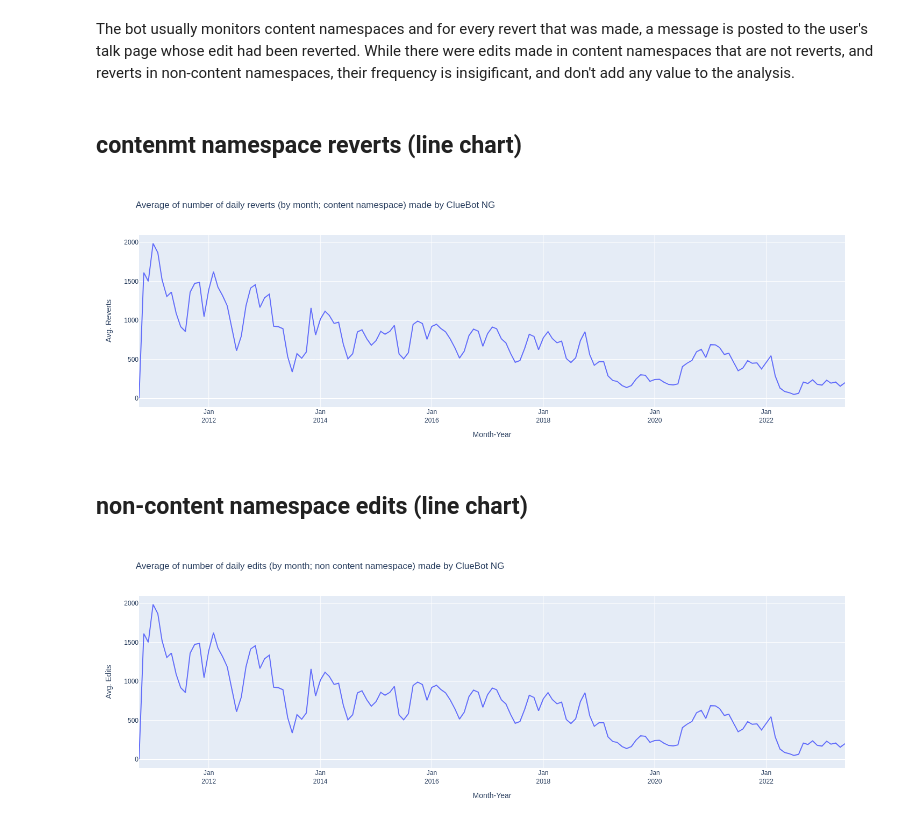
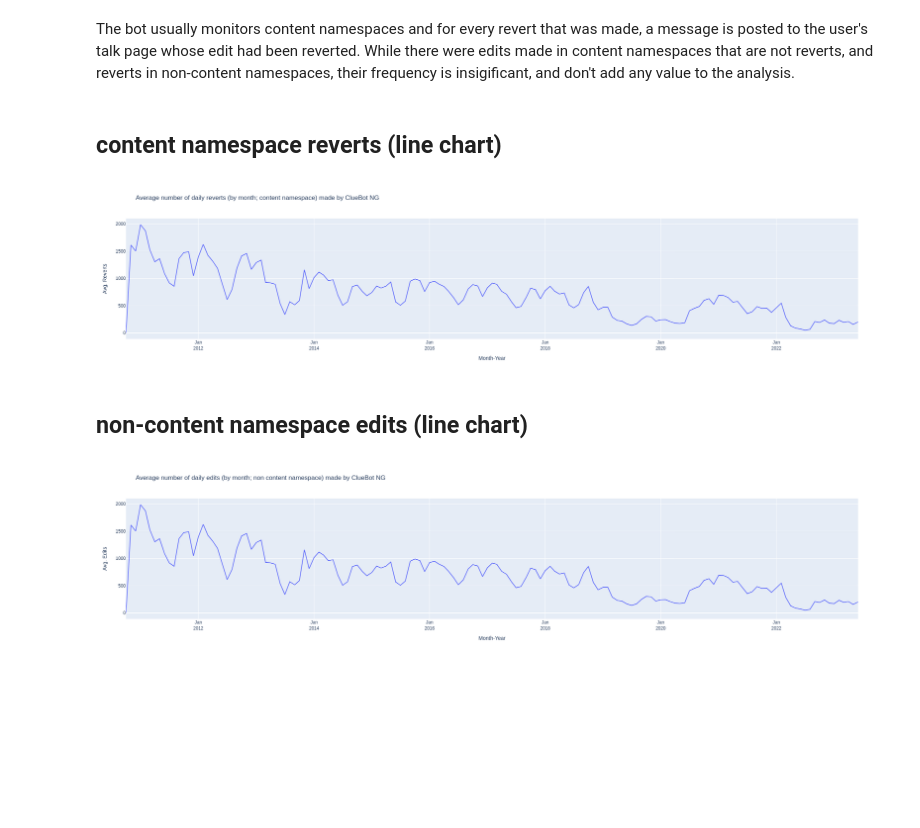
Before and after one commit to wikimedia-research/mod-tools-FY24, a Jupyter notebook: [T343952] cluebot_activity/cluebot_historical_activity_analysis.ipynb, the cells around one changed output. Saved outputs shown, nothing was run; the diff lists cells and outputs as text; code cells hidden in the pictures; blank space fills up the shorter version.

Commit message:
reverted reverts

```diff
--- a/[T343952] cluebot_activity/cluebot_historical_activity_analysis.ipynb
+++ b/[T343952] cluebot_activity/cluebot_historical_activity_analysis.ipynb
@@ -149,7 +194,7 @@ result['ymonth'] = pd.to_datetime(result['date']).dt.strftime('%Y-%m')
 data = (
     result
     .pivot(
-        index=['year', 'month', 'day', 'ymonth'],
+        index=['year', 'month', 'day', 'ymonth', 'revert_reverted'],
         columns='edit_type', values='edits')
     .fillna(0)
     .astype(int)
@@ -169,6 +214,8 @@ data.head(3)
 data_monthly = (
     round(
         data
+        .groupby(['year', 'month', 'day', 'ymonth'])
+        .sum()
         .groupby(['year', 'month', 'ymonth'])
         .agg({
             'content_revert': ['sum', 'mean'],
@@ -203,30 +285,30 @@ Percentage of content edits (excluding reverts): 0.009%
 # %% [markdown]
 The bot usually monitors content namespaces and for every revert that was made, a message is posted to the user's talk page whose edit had been reverted. While there were edits made in content namespaces that are not reverts, and reverts in non-content namespaces, their frequency is insigificant, and don't add any value to the analysis.
 # %% [markdown]
-## contenmt namespace reverts (line chart)
+## content namespace reverts (line chart)
 # %%
 # line chart for reverts made in content namespaces
 
 fig = (
     go
     .Figure([
         go.Scatter(
             x=data_monthly['ymonth'],
             y=data_monthly.loc[:, ('content_revert', 'mean')])
     ])
     .update_layout(
         width=1250,
         height=500,
-        title=dict(text='Average of number of daily reverts (by month; content namespace) made by ClueBot NG'),
+        title=dict(text='Average number of daily reverts (by month; content namespace) made by ClueBot NG'),
         xaxis_tickformat= '%b<br>%Y'
     )
     .update_xaxes(title_text='Month-Year')
     .update_yaxes(title_text='Avg. Reverts')
 )
 
 fig.show()
 # %% [output]
-[figure, old version]
+[figure, new version]
 # %% [markdown]
 ## non-content namespace edits (line chart)
 # %%
@@ -242,7 +324,7 @@ fig = (
     .update_layout(
         width=1250,
         height=500,
-        title=dict(text='Average of number of daily edits (by month; non content namespace) made by ClueBot NG'),
+        title=dict(text='Average number of daily edits (by month; non content namespace) made by ClueBot NG'),
         xaxis_tickformat= '%b<br>%Y'
     )
     .update_xaxes(title_text='Month-Year')
@@ -251,4 +333,4 @@ fig = (
 
 fig.show()
 # %% [output]
-[figure, old version]
+[figure, new version]
```
Also changed, not shown: parts of 11 cells of this notebook, 3 other files.
